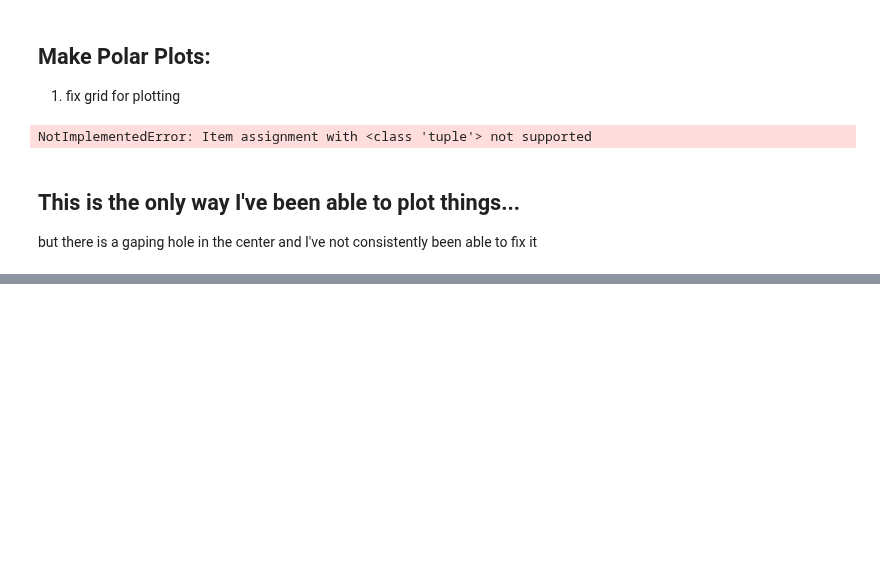
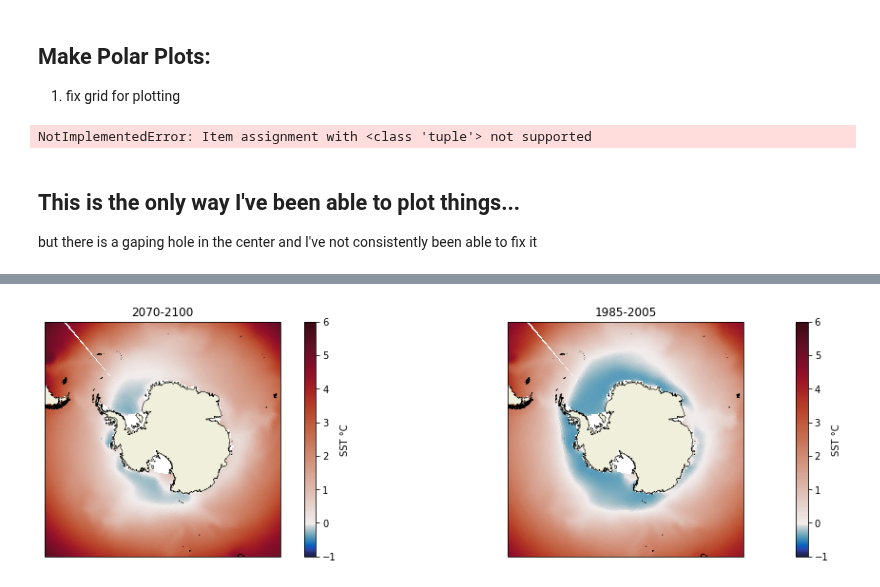
Before and after one commit to Zephyr-Sylvester/krill-cesm-le, a Jupyter notebook: notebooks/mapping.ipynb, the cells around one changed output, grey strips where cells are left out. Drawn from its saved outputs; the diff is of its cells as text; code cells hidden in the pictures; blank space fills up the shorter version.

```diff
--- a/notebooks/mapping.ipynb
+++ b/notebooks/mapping.ipynb
@@ -97,0 +152,45 @@ cbar1 = fig.colorbar(pc, ax=ax,label='Krill Growth Potential (mm day$^{-1}$)')
+# %%
+#Plot SST
+class MidpointNormalize(colors.Normalize):
+    def __init__(self, vmin=None, vmax=None, midpoint=None, clip=False):
+        self.midpoint = midpoint
+        colors.Normalize.__init__(self, vmin, vmax, clip)
+
+    def __call__(self, value, clip=None):
+        # I'm ignoring masked values and all kinds of edge cases to make a
+        # simple example...
+        x, y = [self.vmin, self.midpoint, self.vmax], [0, 0.5, 1]
+        return np.ma.masked_array(np.interp(value, x, y))
+# %%
+#same for for SST
+fig = plt.figure(figsize=(20,10))
+
+cmap=cmocean.cm.balance
+
+#----------1985
+ax2 = fig.add_subplot(211, projection=ccrs.SouthPolarStereo())
+ax2.set_title('1985-2005')
+ax2.set_extent([-180, 180, -90, -50], ccrs.PlateCarree())
+ax2.coastlines('10m',linewidth=0.5)
+ax2.add_feature(cfeature.LAND)
+
+pc=ax2.pcolormesh(lon, lat, sst_early, norm=MidpointNormalize(midpoint=0.),
+                 cmap=cmap, vmin = -1,vmax = 6,
+                 transform=ccrs.PlateCarree())
+cbar1 = fig.colorbar(pc, ax=ax2,label='SST °C')
+
+#----------2070
+ax3 = fig.add_subplot(221, projection=ccrs.SouthPolarStereo())
+ax3.set_title('2070-2100')
+ax3.set_extent([-180, 180, -90, -50], ccrs.PlateCarree())
+ax3.coastlines('10m',linewidth=0.5)
+ax3.add_feature(cfeature.LAND)
+
+pc=ax3.pcolormesh(lon, lat, sst_late,
+                 cmap=cmap, vmin = -1,vmax = 6, norm=MidpointNormalize(midpoint=0.),
+                 transform=ccrs.PlateCarree())
+cbar1 = fig.colorbar(pc, ax=ax3,label='SST °C')
+
+#fig.savefig('Seasonal DJF Climatologies from 30 year epochs CESM-LE: 1985-2005', bbox_inches='tight') #,format='pdf');
+# %% [output]
+[figure, added]
```
Also changed, not shown: parts of 5 cells of this notebook.
